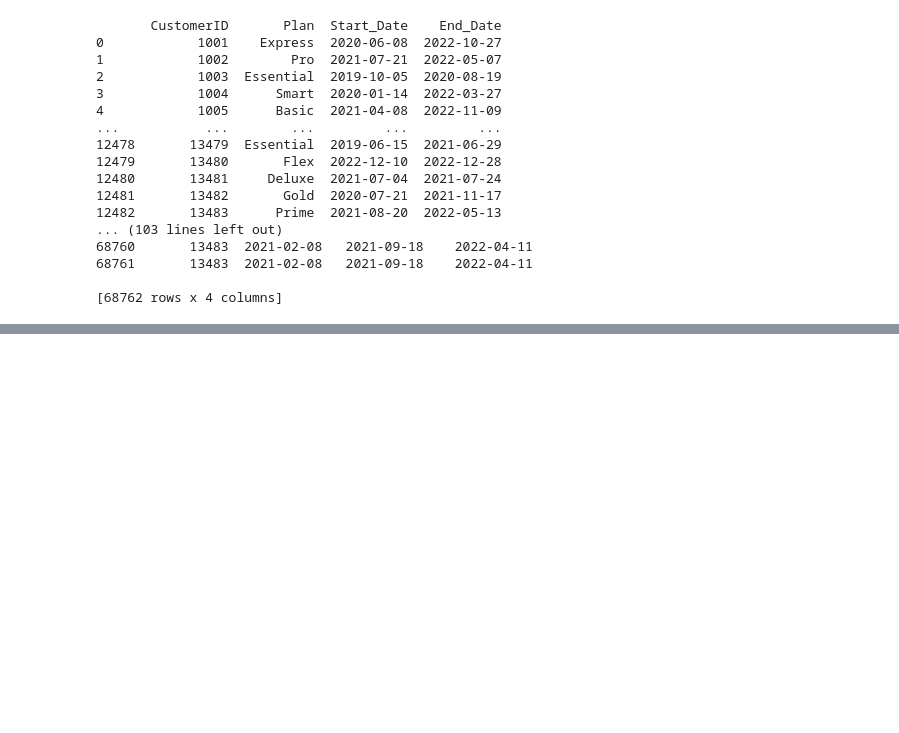
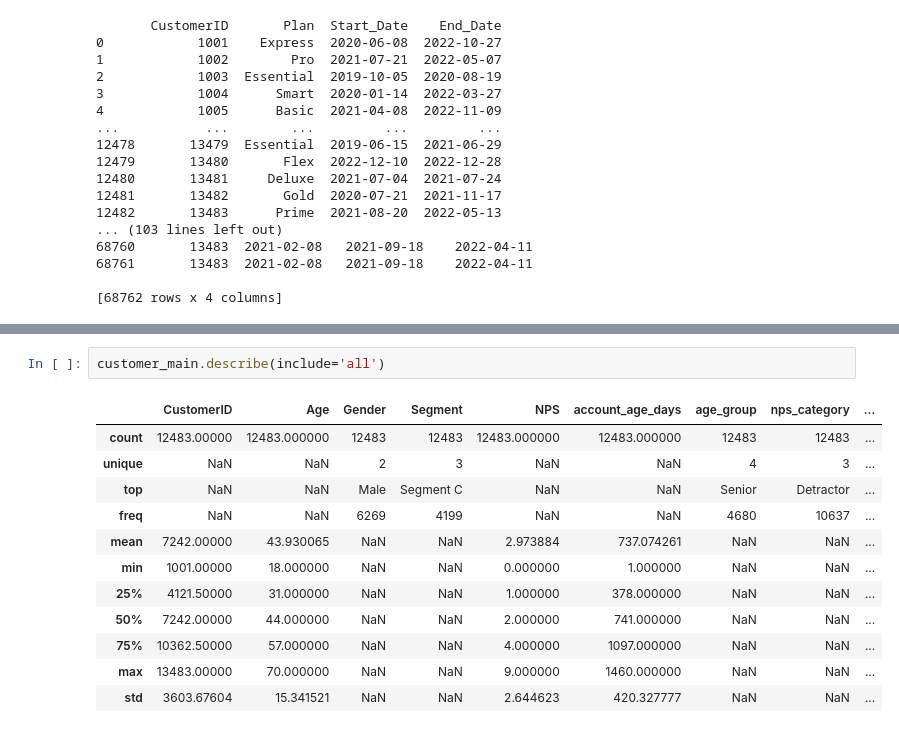
Before and after one commit to michizler/reder-analytics, a Jupyter notebook: preprocessing/clean.ipynb, the cells around one changed output, grey strips where cells are left out. Saved outputs shown, nothing was run; the diff lists cells and outputs as text; blank space fills up the shorter version.

```diff
--- a/preprocessing/clean.ipynb
+++ b/preprocessing/clean.ipynb
@@ -234,0 +553,15 @@ customer_info.head()
+# %%
+customer_main.describe(include='all')
+# %% [output]
+|  | CustomerID | Age | Gender | Segment | NPS | account_age_days | age_group | nps_category | ... |
+| count | 12483.00000 | 12483.000000 | 12483 | 12483 | 12483.000000 | 12483.000000 | 12483 | 12483 | ... |
+| unique | NaN | NaN | 2 | 3 | NaN | NaN | 4 | 3 | ... |
+| top | NaN | NaN | Male | Segment C | NaN | NaN | Senior | Detractor | ... |
+| freq | NaN | NaN | 6269 | 4199 | NaN | NaN | 4680 | 10637 | ... |
+| mean | 7242.00000 | 43.930065 | NaN | NaN | 2.973884 | 737.074261 | NaN | NaN | ... |
+| min | 1001.00000 | 18.000000 | NaN | NaN | 0.000000 | 1.000000 | NaN | NaN | ... |
+| 25% | 4121.50000 | 31.000000 | NaN | NaN | 1.000000 | 378.000000 | NaN | NaN | ... |
+| 50% | 7242.00000 | 44.000000 | NaN | NaN | 2.000000 | 741.000000 | NaN | NaN | ... |
+| 75% | 10362.50000 | 57.000000 | NaN | NaN | 4.000000 | 1097.000000 | NaN | NaN | ... |
+| max | 13483.00000 | 70.000000 | NaN | NaN | 9.000000 | 1460.000000 | NaN | NaN | ... |
+| std | 3603.67604 | 15.341521 | NaN | NaN | 2.644623 | 420.327777 | NaN | NaN | ... |
```
Also changed, not shown: parts of 37 cells of this notebook.
